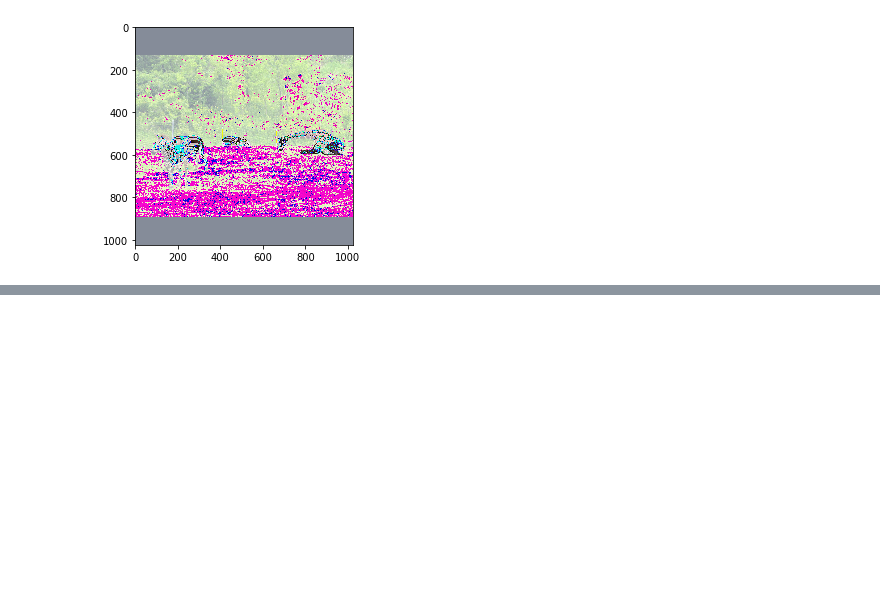
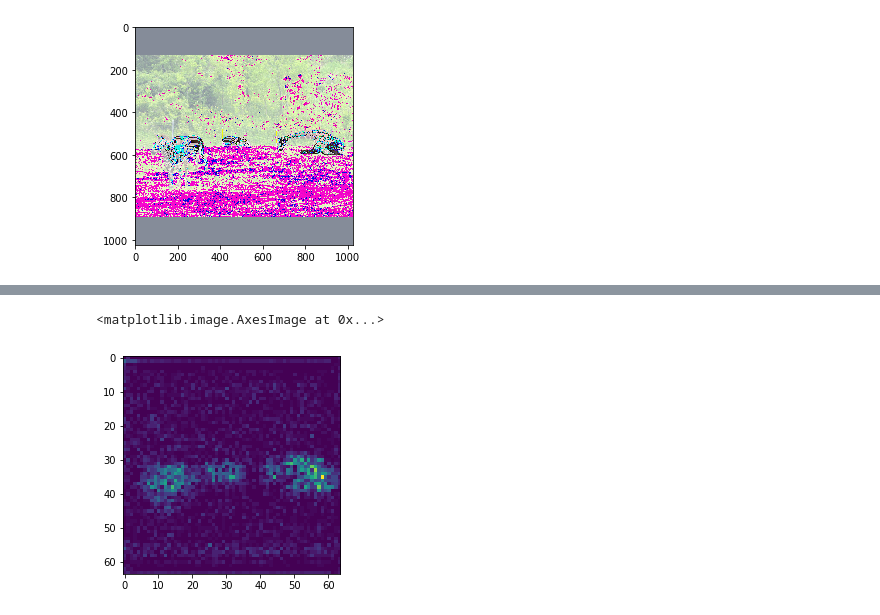
Before and after one commit to Sardhendu/ObjectDetection, a Jupyter notebook: Notebooks/Analysis.ipynb, the cells around one changed output, grey strips where cells are left out. Drawn from its saved outputs; the diff is of its cells as text; code cells hidden in the pictures; blank space fills up the shorter version.

```diff
--- a/Notebooks/Analysis.ipynb
+++ b/Notebooks/Analysis.ipynb
@@ -54,0 +85,5 @@ from skimage.transform import rescale, resize, downscale_local_mean
+# %%
+plt.imshow(np.array(fmap_c4[:,:,:,100].reshape(64,64), dtype='uint8'))
+# %% [output]
+<matplotlib.image.AxesImage at 0x...>
+[figure, added]
```
Also changed, not shown: parts of 12 cells of this notebook, 4 other files.
